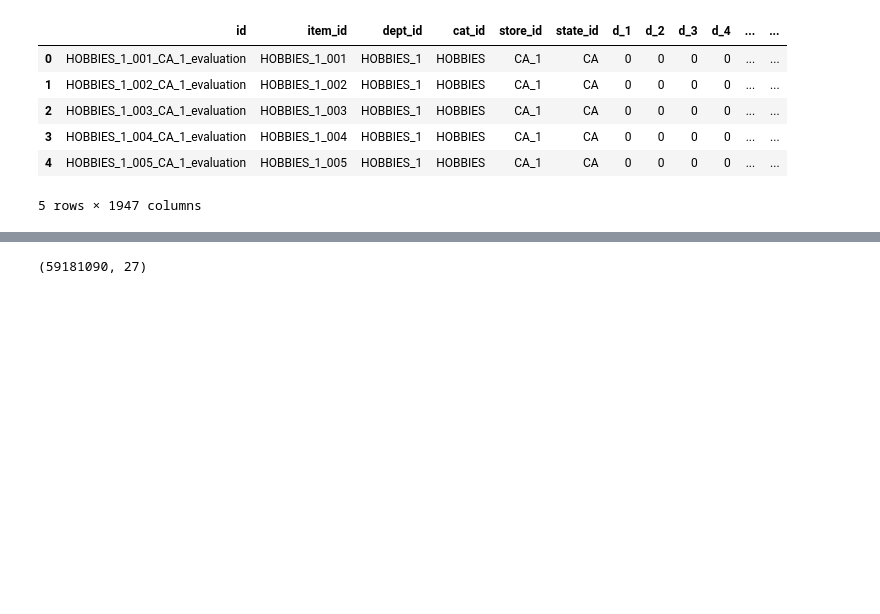
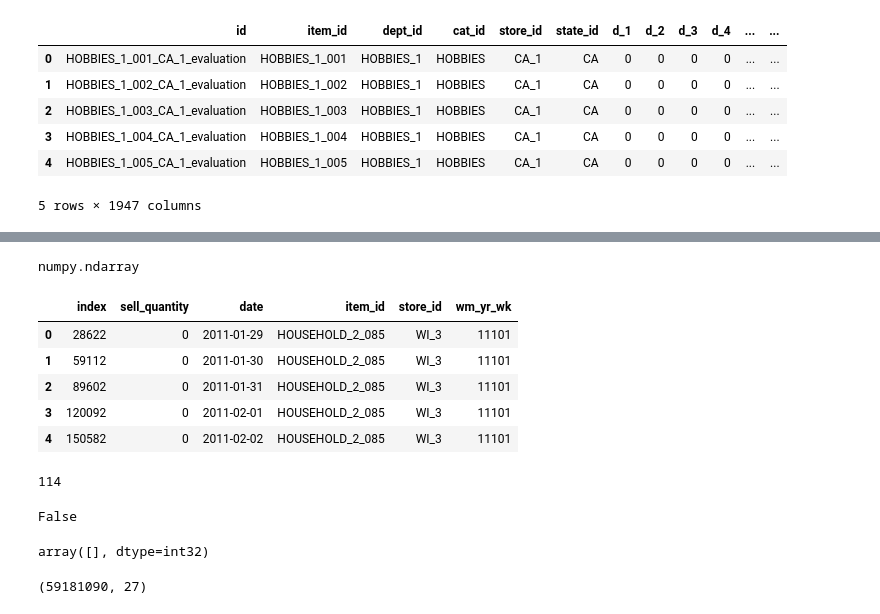
Before and after one commit to yoheita/Springboard, a Jupyter notebook: Capstone Project 2/Draft/Capstone_Project_Data_Wrangle_final.ipynb, the cells around one changed output, grey strips where cells are left out. Cells and saved outputs as stored; diff of their text form; code cells hidden in the pictures; blank space fills up the shorter version.

```diff
--- a/Capstone Project 2/Draft/Capstone_Project_Data_Wrangle_final.ipynb
+++ b/Capstone Project 2/Draft/Capstone_Project_Data_Wrangle_final.ipynb
@@ -746,0 +849,2 @@ dtype: int64
+# %%
+testing_table_final_df = final_df[['sell_quantity','date','item_id','store_id','wm_yr_wk']].loc[final_df['id'] == 'HOUSEHOLD_2_085_WI_3_evaluation'].reset_index()
@@ -746,0 +857,19 @@ dtype: int64
+# %%
+type(nalist)
+# %% [output]
+numpy.ndarray
+# %%
+testing_table_final_df.head()
+# %% [output]
+|  | index | sell_quantity | date | item_id | store_id | wm_yr_wk |
+| 0 | 28622 | 0 | 2011-01-29 | HOUSEHOLD_2_085 | WI_3 | 11101 |
+| 1 | 59112 | 0 | 2011-01-30 | HOUSEHOLD_2_085 | WI_3 | 11101 |
+| 2 | 89602 | 0 | 2011-01-31 | HOUSEHOLD_2_085 | WI_3 | 11101 |
+| 3 | 120092 | 0 | 2011-02-01 | HOUSEHOLD_2_085 | WI_3 | 11101 |
+| 4 | 150582 | 0 | 2011-02-02 | HOUSEHOLD_2_085 | WI_3 | 11101 |
+# %%
+test1 = testing_table_final_df['wm_yr_wk'].unique()
+test2 = testing_table_sell_df['wm_yr_wk'].unique()
+len(test1) - len(test2)
+# %% [output]
+114
@@ -747,3 +880,13 @@ dtype: int64
+# %%
+#Compare the difference between NaN wm_yr_wk and wm_yr_wk that is not in testing_table_sell_df
+result = np.array_equal(nalist, diff_values)
+print(result)
+# %% [output]
+False
+# %%
+nalist
+# %% [output]
+array([], dtype=int32)
 # %%
 final_df.shape
 # %% [output]
```
Also changed, not shown: parts of 44 cells of this notebook, 2 other files.
